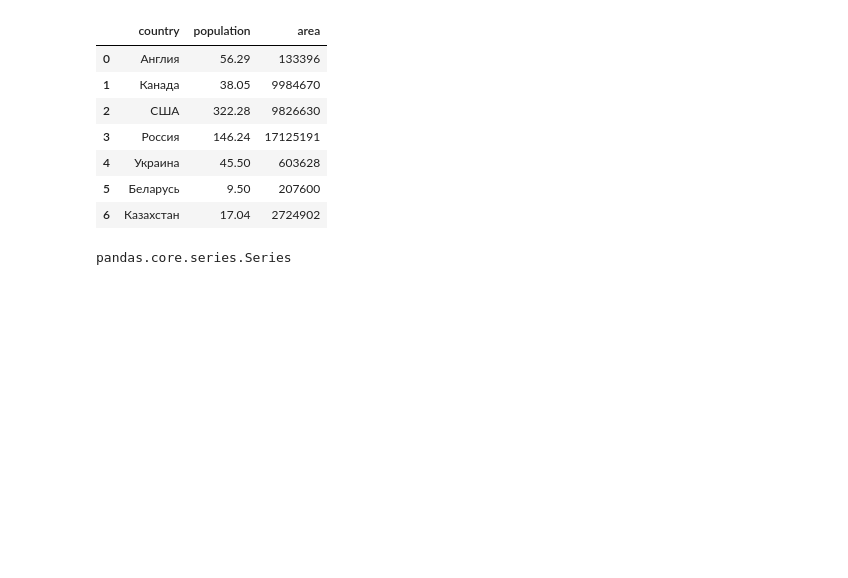
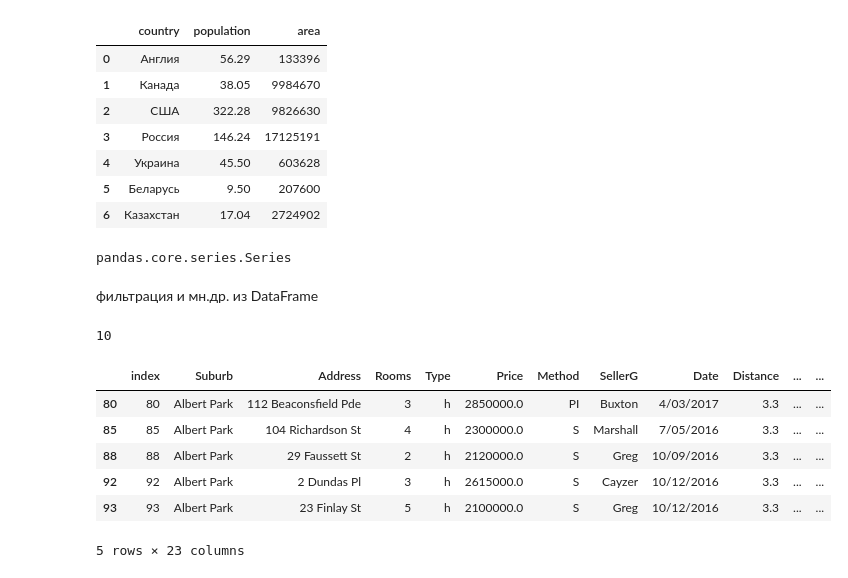
Before and after one commit to mawlukanec/sf_new, a Jupyter notebook: РАБОЧАЯ/PANDAS/teory.ipynb, the cells around one changed output. Cells and saved outputs as stored; diff of their text form; code cells hidden in the pictures; blank space fills up the shorter version.

```diff
--- a/РАБОЧАЯ/PANDAS/teory.ipynb
+++ b/РАБОЧАЯ/PANDAS/teory.ipynb
@@ -123,3 +117,66 @@ type(countries_df.population)
 | 5 | Беларусь | 9.50 | 207600 |
 | 6 | Казахстан | 17.04 | 2724902 |
 pandas.core.series.Series
+# %% [markdown]
+фильтрация и мн.др. из DataFrame
+# %%
+import pandas as pd
+melb_data = pd.read_csv('d:/python/GUESS/РАБОЧАЯ/PANDAS/data/melb_data.csv', sep=',') # , encoding='windows 1251')
+# Выведем первые пять строк нашей таблицы:
+# display(melb_data.head())
+
+# Следующий код выведет семь последних строк нашей таблицы:
+# melb_data.tail(7)
+
+#  кортеж с количеством строк и столбцов
+# melb_data.shape
+# melb_data.info()
+
+melb_data['Car'] = melb_data['Car'].astype('int64')
+melb_data['Bedroom'] = melb_data['Bedroom'].astype('int64')
+melb_data['Bathroom'] = melb_data['Bathroom'].astype('int64')
+melb_data['Propertycount'] = melb_data['Propertycount'].astype('int64')
+melb_data['YearBuilt'] = melb_data['YearBuilt'].astype('int64')
+# melb_data.info()
+
+# # melb_data.describe().loc[:, ['Distance', 'BuildingArea' , 'Price']]
+# temp_musik_xls = pd.read_excel('d:/python/GUESS/РАБОЧАЯ/PANDAS/data/musik(.xls).xls')
+# #print(temp_musik_xls)
+# #temp_musik_xls['ID кампании'] = temp_musik_xls['ID кампании'].astype('int64')
+# temp_musik_xls.info()
+# # g = ['Дата','Кампания','Запись','Потрачено, руб.','Выполненные заявки','Переходы по ссылкам']
+# temp_musik_xls.describe()
+# temp_musik_xls.describe().iloc[:, :]
+
+#display(melb_data.mean(axis=0, numeric_only= True))
+
+# melb_data.astype({'Distance': 'int', 'YearBuilt': 'int'}).dtypes
+# melb_data.info()
+
+# melb_data['Lattitude'].value_counts()
+melb_data['Address'].value_counts()
+melb_data['Coordinates'].value_counts()
+melb_data.describe(include=['object'])
+
+melb_data['Type'].value_counts(normalize=True)
+# melb_data['Regionname'].value_counts(normalize=True)
+# melb_data['CouncilArea'].value_counts()
+#melb_data.iloc[:, [17]].count['NaN']
+
+# melb_data['CouncilArea'].value_counts(normalize=True)
+print(round(100*(abs(melb_data['BuildingArea'].median()- melb_data['BuildingArea'].mean())/melb_data['BuildingArea'].mean())))
+
+
+
+
+mask = melb_data['Price'] > 2000000
+display(melb_data[mask].head())
+# %% [output]
+10
+|  | index | Suburb | Address | Rooms | Type | Price | Method | SellerG | Date | Distance | ... | ... |
+| 80 | 80 | Albert Park | 112 Beaconsfield Pde | 3 | h | 2850000.0 | PI | Buxton | 4/03/2017 | 3.3 | ... | ... |
+| 85 | 85 | Albert Park | 104 Richardson St | 4 | h | 2300000.0 | S | Marshall | 7/05/2016 | 3.3 | ... | ... |
+| 88 | 88 | Albert Park | 29 Faussett St | 2 | h | 2120000.0 | S | Greg | 10/09/2016 | 3.3 | ... | ... |
+| 92 | 92 | Albert Park | 2 Dundas Pl | 3 | h | 2615000.0 | S | Cayzer | 10/12/2016 | 3.3 | ... | ... |
+| 93 | 93 | Albert Park | 23 Finlay St | 5 | h | 2100000.0 | S | Greg | 10/12/2016 | 3.3 | ... | ... |
+5 rows × 23 columns
```
Also changed, not shown: parts of 3 cells of this notebook, 9 other files.
